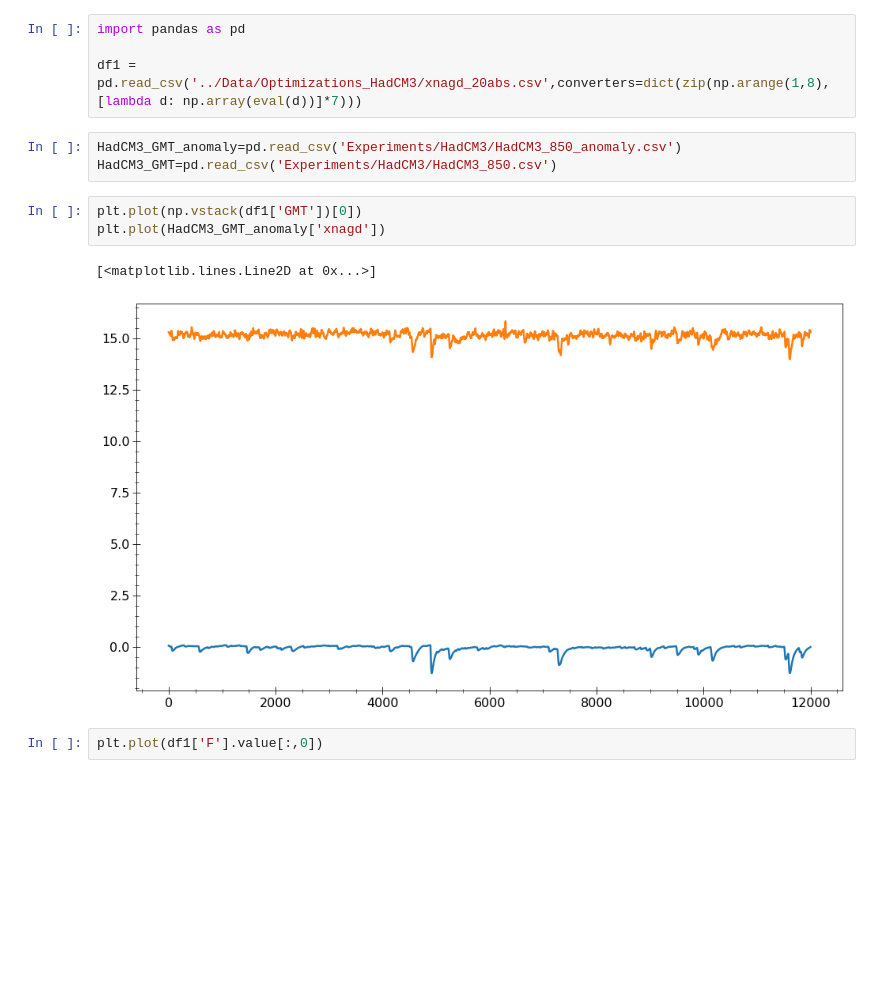
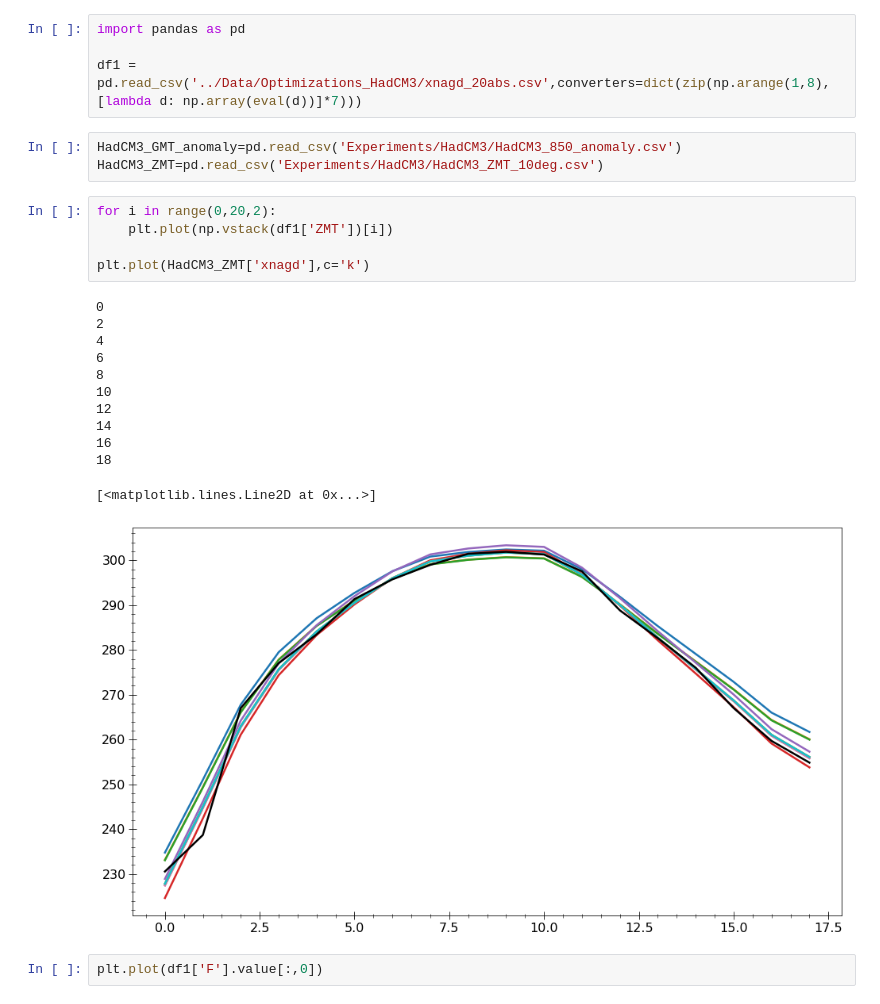
Before and after one commit to BenniSchmiedel/ZOEE, a Jupyter notebook: Plotting.ipynb, the cells around one changed output. Cells and saved outputs as stored; diff of their text form; blank space fills up the shorter version.

```diff
--- a/Plotting.ipynb
+++ b/Plotting.ipynb
@@ -504,13 +504,25 @@ import pandas as pd
 df1 = pd.read_csv('../Data/Optimizations_HadCM3/xnagd_20abs.csv',converters=dict(zip(np.arange(1,8),[lambda d: np.array(eval(d))]*7)))
 # %%
 HadCM3_GMT_anomaly=pd.read_csv('Experiments/HadCM3/HadCM3_850_anomaly.csv')
-HadCM3_GMT=pd.read_csv('Experiments/HadCM3/HadCM3_850.csv')
+HadCM3_ZMT=pd.read_csv('Experiments/HadCM3/HadCM3_ZMT_10deg.csv')
 # %%
-plt.plot(np.vstack(df1['GMT'])[0])
-plt.plot(HadCM3_GMT_anomaly['xnagd'])
+for i in range(0,20,2):
+    plt.plot(np.vstack(df1['ZMT'])[i])
+
+plt.plot(HadCM3_ZMT['xnagd'],c='k')
 # %% [output]
-[<matplotlib.lines.Line2D at 0x...>]
+0
+2
+4
+6
+8
+10
+12
+14
+16
+18
+[<matplotlib.lines.Line2D at 0x...>]
-[figure, old version]
+[figure, new version]
 # %%
 plt.plot(df1['F'].value[:,0])
 # %% [output]
```
Also changed, not shown: 5 other files.
